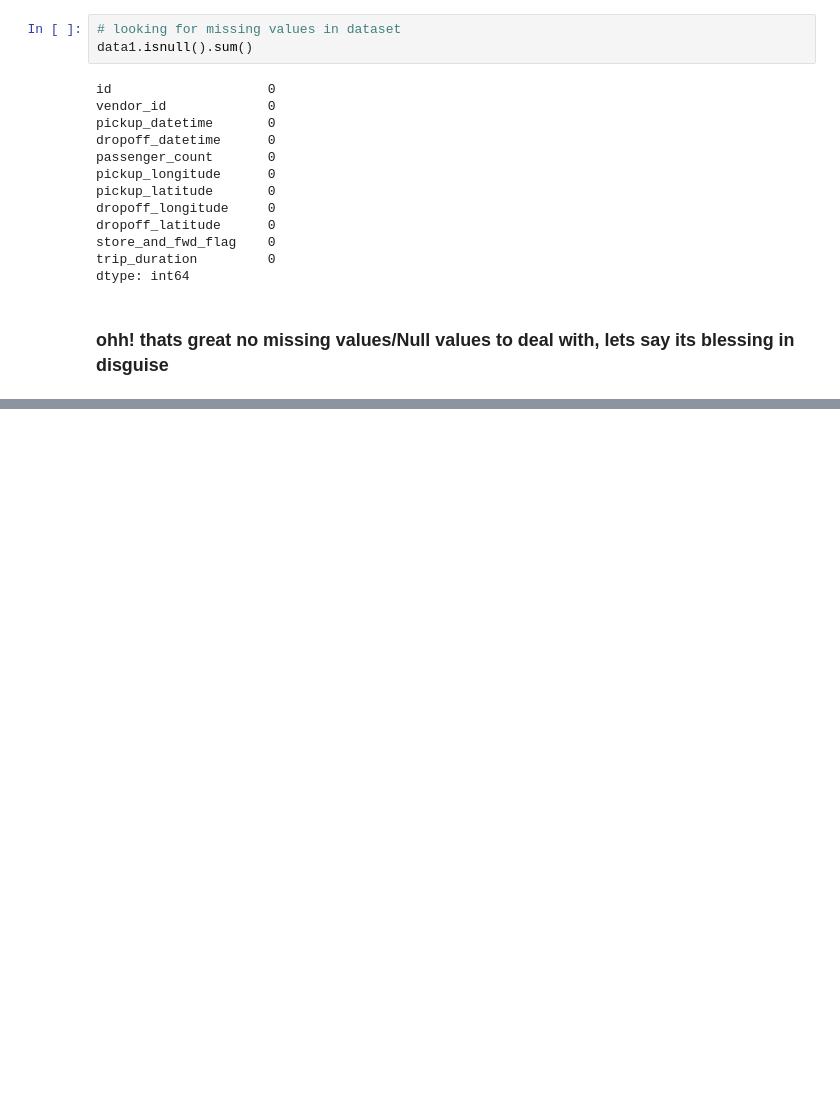
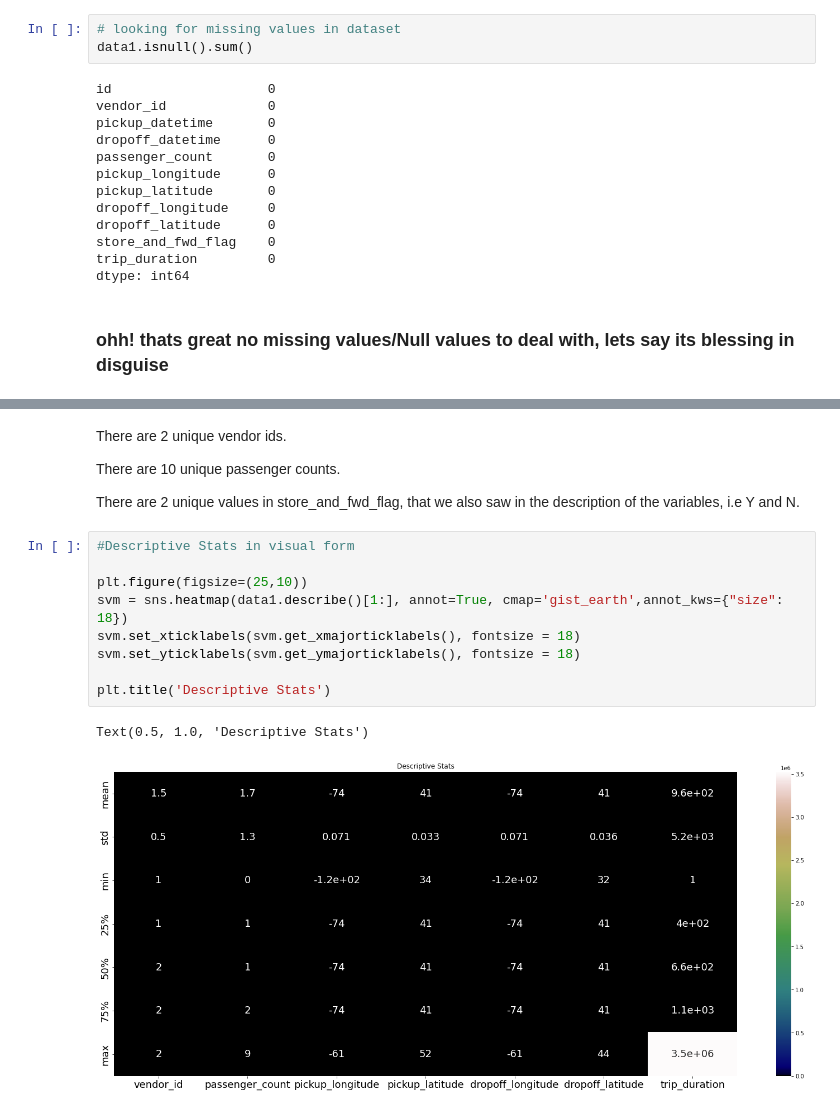
Before and after one commit to Deven876/project-2-NYC-Taxi-Trip-Time-Prediction, a Jupyter notebook: project_2_Taxi_Trip_Time_Prediction_.ipynb, the cells around one changed output, grey strips where cells are left out. Cells and saved outputs as stored; diff of their text form; blank space fills up the shorter version.

Commit message:
descriptive stats in visuals

```diff
--- a/project_2_Taxi_Trip_Time_Prediction_.ipynb
+++ b/project_2_Taxi_Trip_Time_Prediction_.ipynb
@@ -120,0 +140,18 @@ dtype: int64
+# %% [markdown]
+There are 2 unique vendor ids.
+
+There are 10 unique passenger counts.
+
+There are 2 unique values in store_and_fwd_flag, that we also saw in the description of the variables, i.e Y and N.
+# %%
+#Descriptive Stats in visual form
+
+plt.figure(figsize=(25,10))
+svm = sns.heatmap(data1.describe()[1:], annot=True, cmap='gist_earth',annot_kws={"size": 18})
+svm.set_xticklabels(svm.get_xmajorticklabels(), fontsize = 18)
+svm.set_yticklabels(svm.get_ymajorticklabels(), fontsize = 18)
+
+plt.title('Descriptive Stats')
+# %% [output]
+Text(0.5, 1.0, 'Descriptive Stats')
+[figure, added]
```
Also changed, not shown: parts of 2 cells of this notebook.
